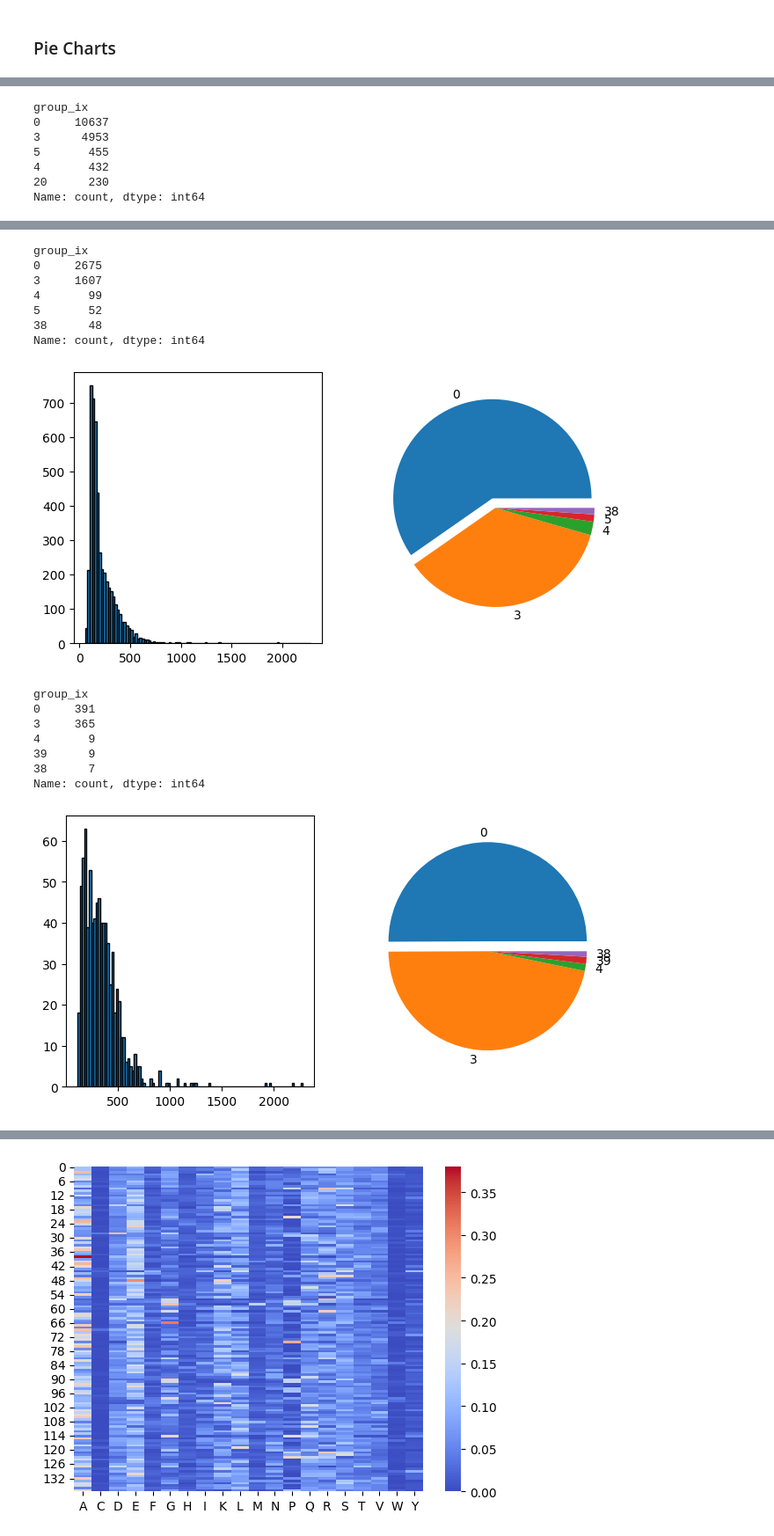
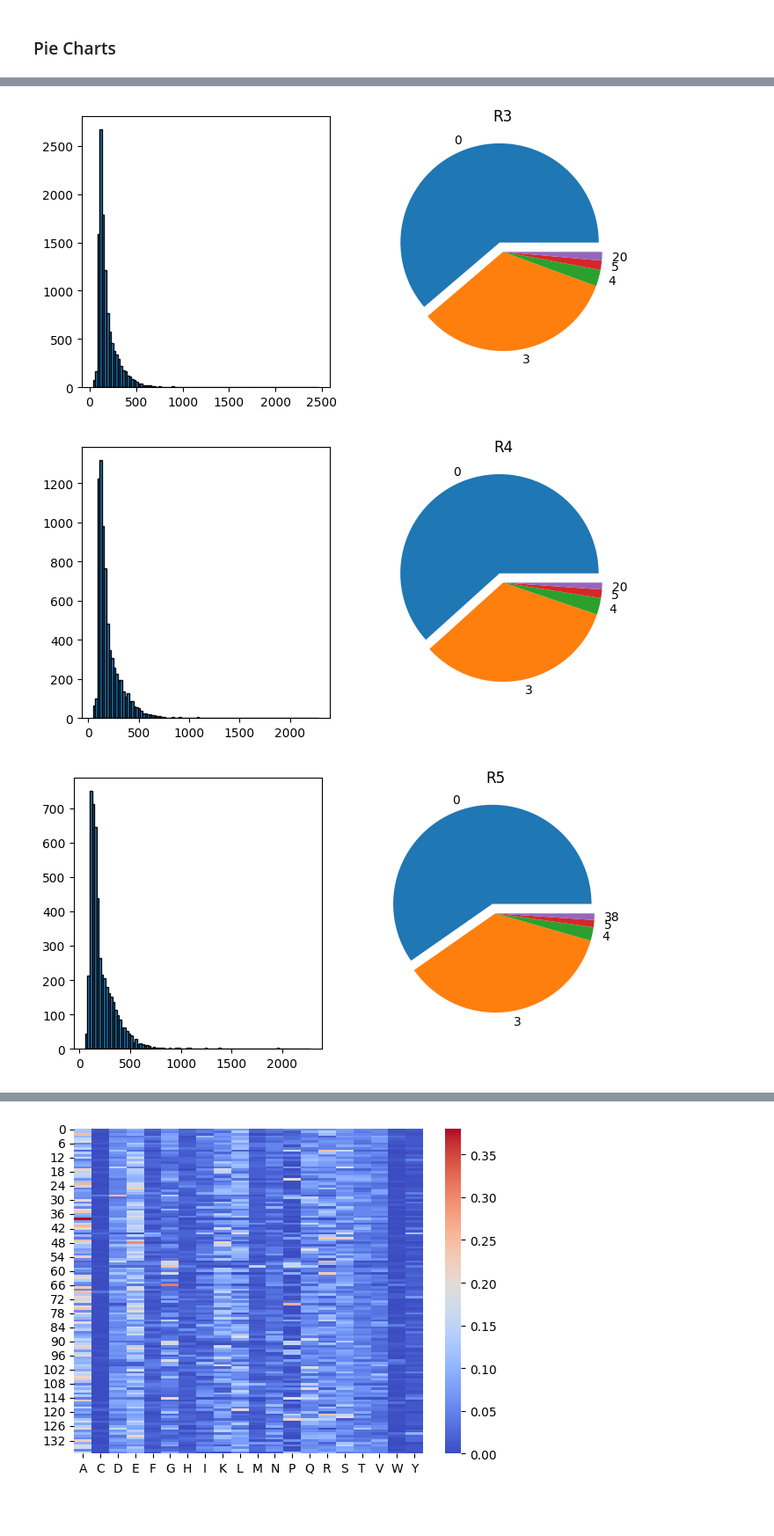
Before and after one commit to donEnno/hendecads, a Jupyter notebook: 02_seq_analysis/seq_analysis.ipynb, the cells around one changed output, grey strips where cells are left out. Shown at 88% size. Saved outputs shown, nothing was run; the diff lists cells and outputs as text; code cells hidden in the pictures; blank space fills up the shorter version.

```diff
--- a/02_seq_analysis/seq_analysis.ipynb
+++ b/02_seq_analysis/seq_analysis.ipynb
@@ -241,5 +268,13 @@ df.to_csv('/home/enno/uni/SS24/thesis/01_data/hendecads/stretches_w_groups_w_rep
 # %%
 # ribo_seq = df[df['49R'] > 0].iloc[-1] # https://www.ebi.ac.uk/pdbe/entry/pdb/6xyw/biology
+# %%
+for iR in R:
+    tmp_df = df[df[f'{iR}R'] > 0].reset_index(drop=True)
+
+    with open(f'/ebio/abt1_share/prediction_hendecads/0_data/npf_data/xR_fasta/{iR}R.fasta', 'w') as f:
+        for i in range(len(tmp_df)):
+            f.write(f'>{tmp_df.loc[i, "id"]}_{iR}R\n')
+            f.write(f'{tmp_df.loc[i, "seq"]}\n')
 # %% [markdown]
 ### Histograms
 # %%
@@ -252,6 +287,12 @@ for i in range(2):
         n = R[ix]
         ix += 1
 
-        sns.histplot(df[df[f'{n}R_ratio'] > 0][f'{n}R_ratio'], bins=25, ax=ax[i, j])
+        sns.histplot(df[df[f'{n}R_ratio_hendecad'] > 0][f'{n}R_ratio_hendecad'], bins=25, ax=ax[i, j], label='Hendecad')
+        sns.histplot(df[df[f'{n}R_ratio_heptad'] > 0][f'{n}R_ratio_heptad'], bins=25, ax=ax[i, j], label='Heptad')
+
         ax[i, j].set_title(f'{n}R')
+
+ax[i, j].legend()
+fig.suptitle('Hendecad Repeat Ratios')
+plt.show()
 # %% [output]
@@ -275,8 +316,6 @@ df
 # %% [markdown]
 ### Sankey
 # %%
-R = [1, 2, 5, 10]
-
 values = []
 
 groups_r = []
@@ -284,11 +323,11 @@ groups_not_r = []
 
 first = True
 
-for i in R:
+for i in R[:10]:
 
     if first:
-        r = df[(df[f'{i}R'] > 0)]       # where there is at least one pattern match
-        not_r = df[(df[f'{i}R'] == 0)]  # where there is no pattern match
+        r = df[(df[f'{i}R_hendecad'] > 0)]       # where there is at least one pattern match
+        not_r = df[(df[f'{i}R_hendecad'] == 0)]  # where there is no pattern match
 
         groups_r.append(r)
 
@@ -298,14 +337,14 @@ for i in R:
         first = False
     else:
         r = df[df[f'{i}R'] > 0]                                 # where there is at least one pattern match
-        not_r = df[(df[f'{i-1}R'] > 0) & (df[f'{i}R'] == 0)]    # where there is a pattern match in the previous iteration but not in the current
+        not_r = df[(df[f'{i-1}R_hendecad'] > 0) & (df[f'{i}R_hendecad'] == 0)]    # where there is a pattern match in the previous iteration but not in the current
 
         groups_r.append(r)
 
         values.append(len(r))
         values.append(len(not_r))
 # %%
-labels = [[f'{i}R', f'not {i}R']for i in R]
+labels = [[f'{i}R_hendecad', f'not {i}R_hendecad']for i in R]
 labels = [item for sublist in labels for item in sublist]
 
 color = ['#0f6349'] * len(labels)
@@ -341,13 +382,13 @@ fig.show()
 # display all pie charts from groups_r
 top_n = 5
 
-for group in groups_r:
+for ix, group in enumerate(groups_r[:10]):
     fig, ax = plt.subplots(1, 2, figsize=(8, 4))
 
     ax[0].hist(group['stretch_seq'].apply(lambda x: len(x)), bins=100, edgecolor='black')
     ax[1].pie(group['group_ix'].value_counts()[:top_n], labels=group['group_ix'].value_counts().index[:top_n],
             explode=[0.1] + [0 for _ in range(len(group['group_ix'].unique()) - 1)][:top_n-1])
 
-    print(group['group_ix'].value_counts()[:top_n])
+    plt.title(f'R{ix+1}')
     plt.show()
 # %% [output]
@@ -362,7 +395,0 @@ Name: count, dtype: int64
-group_ix
-0     10637
-3      4953
-5       455
-4       432
-20      230
-Name: count, dtype: int64
@@ -370,16 +397,3 @@ Name: count, dtype: int64
-group_ix
-0     2675
-3     1607
-4       99
-5       52
-38      48
-Name: count, dtype: int64
-[figure, old version]
+[figure, new version]
-group_ix
-0     391
-3     365
-4       9
-39      9
-38      7
-Name: count, dtype: int64
-[figure, old version]
+[figure, new version]
+[figure, added]
```
Also changed, not shown: parts of 33 cells of this notebook.
